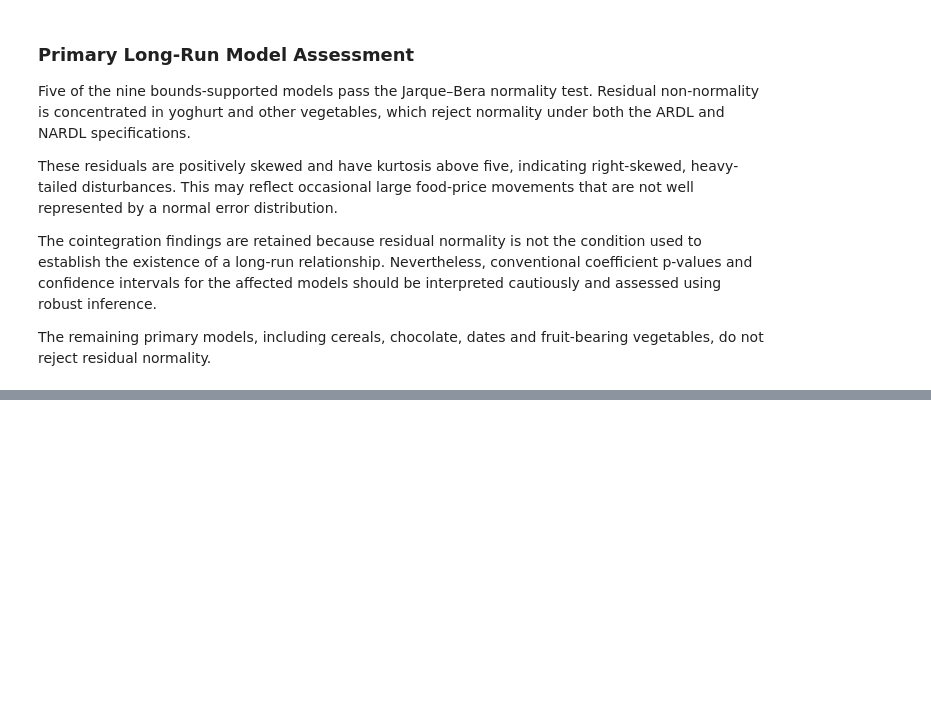
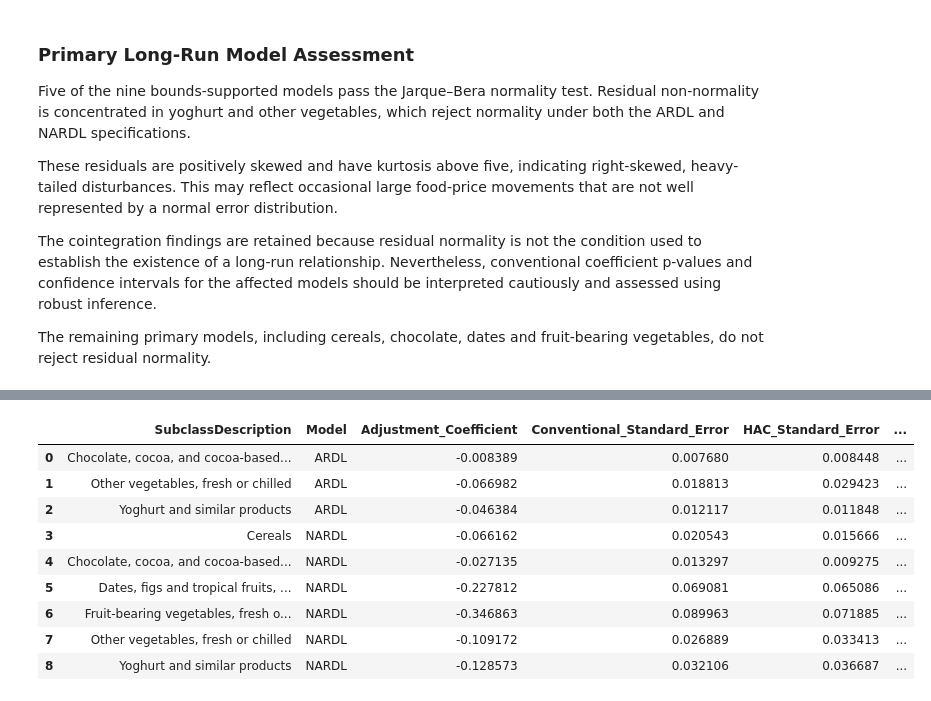
Before and after one commit to MasindiManaga/ERPT_ML_Research, a Jupyter notebook: notebooks/07_Econometric_Results_and_Diagnostics.ipynb, the cells around one changed output, grey strips where cells are left out. Saved outputs shown, nothing was run; the diff lists cells and outputs as text; code cells hidden in the pictures; blank space fills up the shorter version.

```diff
--- a/notebooks/07_Econometric_Results_and_Diagnostics.ipynb
+++ b/notebooks/07_Econometric_Results_and_Diagnostics.ipynb
@@ -1284,0 +1829,88 @@ fruit-bearing vegetables, do not reject residual normality.
+# %%
+# compare Conventional and HAC Inference
+adjustment_inference_comparison = (
+    error_correction_results[
+        [
+            "SubclassDescription",
+            "Model",
+            "Adjustment_Coefficient",
+            "Standard_Error",
+            "P_Value",
+            "Stable_Adjustment",
+        ]
+    ]
+    .rename(
+        columns={
+            "Standard_Error": "Conventional_Standard_Error",
+            "P_Value": "Conventional_P_Value",
+            "Stable_Adjustment": "Conventional_Stable_Adjustment",
+        }
+    )
+    .merge(
+        hac_adjustment_results,
+        on=["SubclassDescription", "Model"],
+        how="inner",
+        validate="one_to_one",
+    )
+)
+
+adjustment_inference_comparison["Coefficient_Difference"] = (
+    adjustment_inference_comparison["Adjustment_Coefficient"]
+    - adjustment_inference_comparison["HAC_Adjustment_Coefficient"]
+).abs()
+
+adjustment_inference_comparison["Inference_Changed"] = (
+    adjustment_inference_comparison["Conventional_Stable_Adjustment"]
+    != adjustment_inference_comparison["HAC_Stable_Adjustment"]
+)
+
+display(
+    adjustment_inference_comparison[
+        [
+            "SubclassDescription",
+            "Model",
+            "Adjustment_Coefficient",
+            "Conventional_Standard_Error",
+            "HAC_Standard_Error",
+            "Conventional_P_Value",
+            "HAC_P_Value",
+            "Conventional_Stable_Adjustment",
+            "HAC_Stable_Adjustment",
+            "Inference_Changed",
+        ]
+    ].sort_values(["Model", "SubclassDescription"])
+)
+
+adjustment_summary = (
+    adjustment_inference_comparison
+    .groupby("Model", as_index=False)
+    .agg(
+        Models=("SubclassDescription", "size"),
+        Conventional_Stable=(
+            "Conventional_Stable_Adjustment",
+            "sum",
+        ),
+        HAC_Stable=("HAC_Stable_Adjustment", "sum"),
+        Changed_Conclusions=("Inference_Changed", "sum"),
+    )
+)
+
+display(adjustment_summary)
+
+print(
+    "Maximum coefficient difference:",
+    adjustment_inference_comparison[
+        "Coefficient_Difference"
+    ].max(),
+)
+# %% [output]
+|  | SubclassDescription | Model | Adjustment_Coefficient | Conventional_Standard_Error | HAC_Standard_Error | ... |
+| 0 | Chocolate, cocoa, and cocoa-based... | ARDL | -0.008389 | 0.007680 | 0.008448 | ... |
+| 1 | Other vegetables, fresh or chilled | ARDL | -0.066982 | 0.018813 | 0.029423 | ... |
+| 2 | Yoghurt and similar products | ARDL | -0.046384 | 0.012117 | 0.011848 | ... |
+| 3 | Cereals | NARDL | -0.066162 | 0.020543 | 0.015666 | ... |
+| 4 | Chocolate, cocoa, and cocoa-based... | NARDL | -0.027135 | 0.013297 | 0.009275 | ... |
+| 5 | Dates, figs and tropical fruits, ... | NARDL | -0.227812 | 0.069081 | 0.065086 | ... |
+| 6 | Fruit-bearing vegetables, fresh o... | NARDL | -0.346863 | 0.089963 | 0.071885 | ... |
+| 7 | Other vegetables, fresh or chilled | NARDL | -0.109172 | 0.026889 | 0.033413 | ... |
+| 8 | Yoghurt and similar products | NARDL | -0.128573 | 0.032106 | 0.036687 | ... |
```
Also changed, not shown: parts of 16 cells of this notebook.
